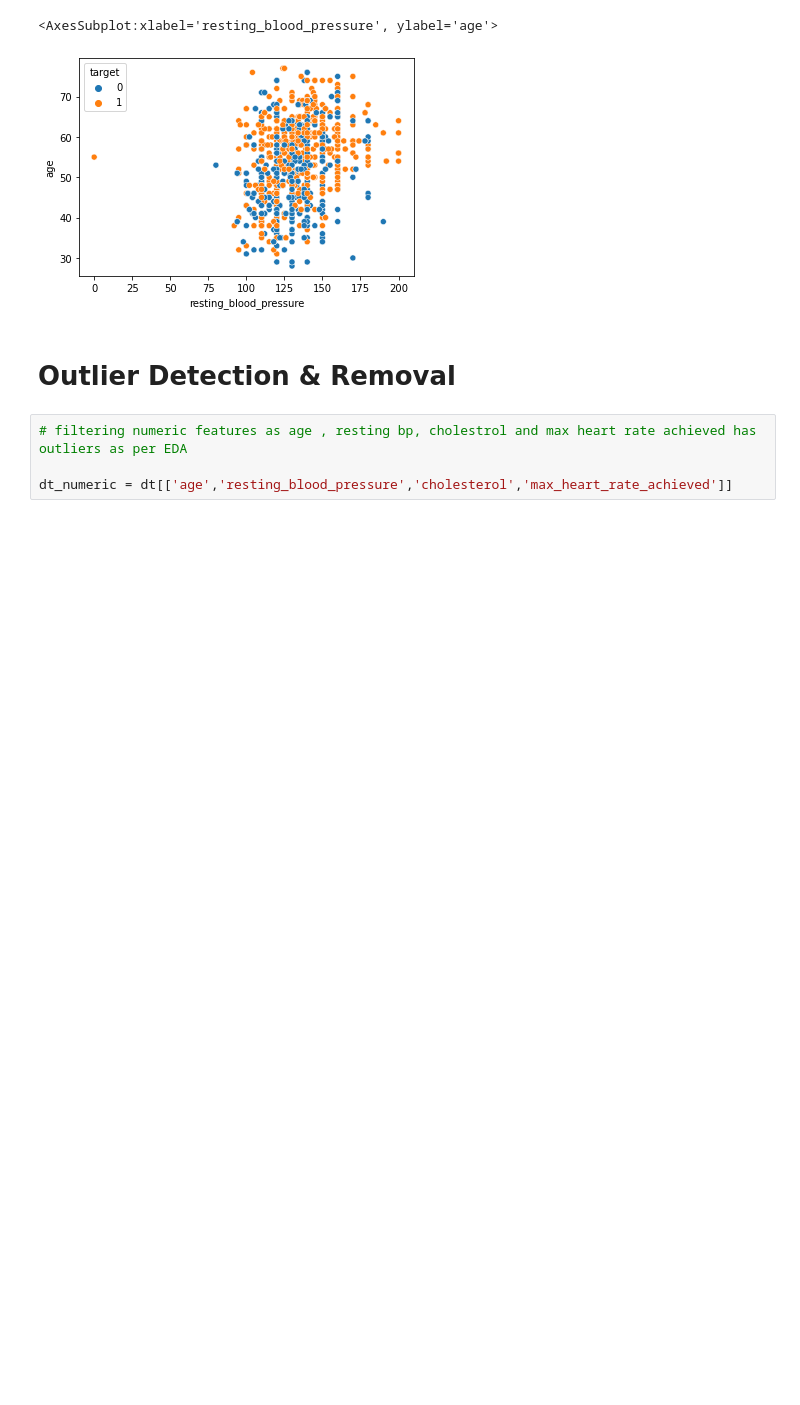
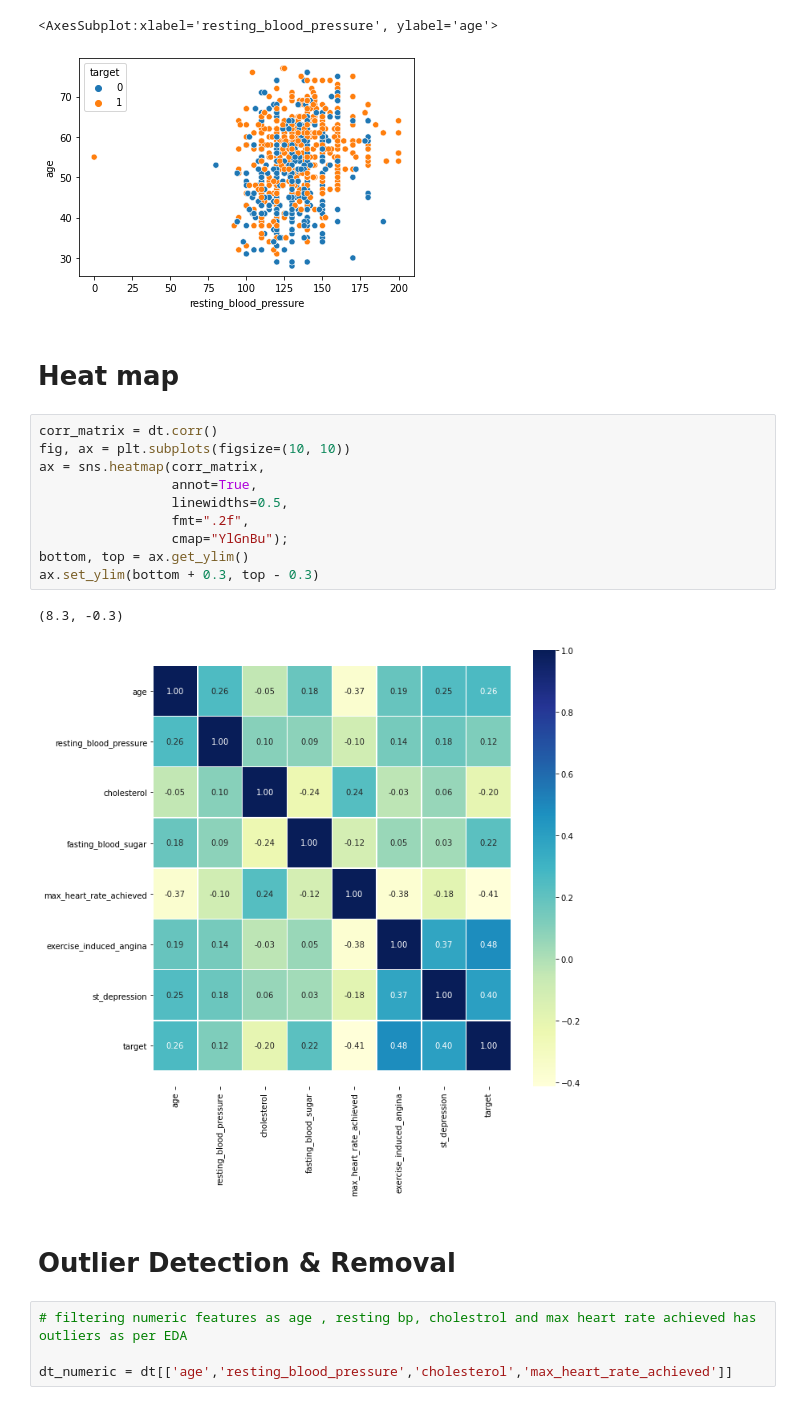
Before and after one commit to northcampus-university-of-kashmir/Heart-Disease-Detection-System, a Jupyter notebook: New dataset/for_new_dataset.ipynb, the cells around one changed output. Drawn from its saved outputs; the diff is of its cells as text; blank space fills up the shorter version.

```diff
--- a/New dataset/for_new_dataset.ipynb
+++ b/New dataset/for_new_dataset.ipynb
@@ -511,6 +512,21 @@ sns.scatterplot(x = 'resting_blood_pressure', y = 'age', hue = 'target', data =
 # %% [output]
 <AxesSubplot:xlabel='resting_blood_pressure', ylabel='age'>
 [figure]
+# %% [markdown]
+# Heat map
+# %%
+corr_matrix = dt.corr()
+fig, ax = plt.subplots(figsize=(10, 10))
+ax = sns.heatmap(corr_matrix,
+                 annot=True,
+                 linewidths=0.5,
+                 fmt=".2f",
+                 cmap="YlGnBu");
+bottom, top = ax.get_ylim()
+ax.set_ylim(bottom + 0.3, top - 0.3)
+# %% [output]
+(8.3, -0.3)
+[figure, added]
 # %% [markdown]
 # Outlier Detection & Removal
 # %%
```
Also changed, not shown: parts of 45 cells of this notebook, 4 other files.
